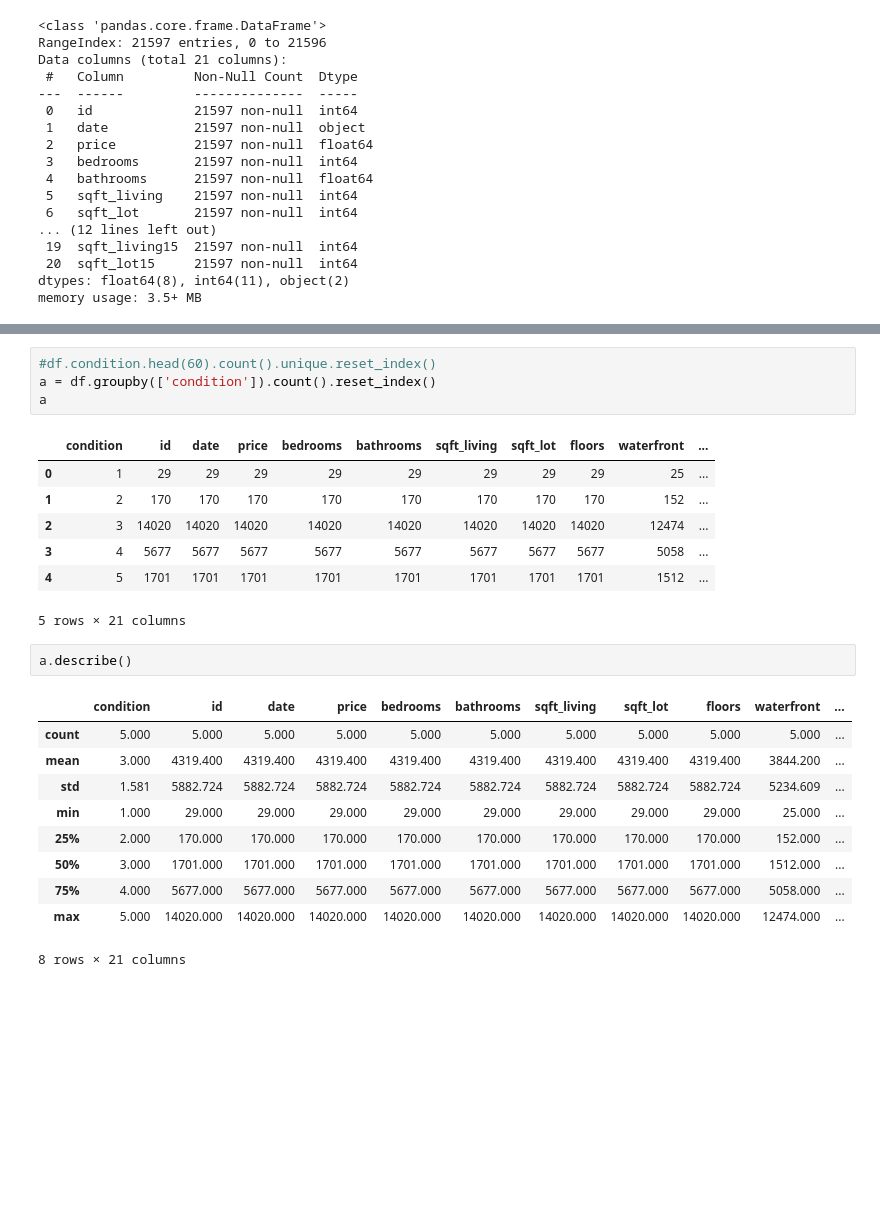
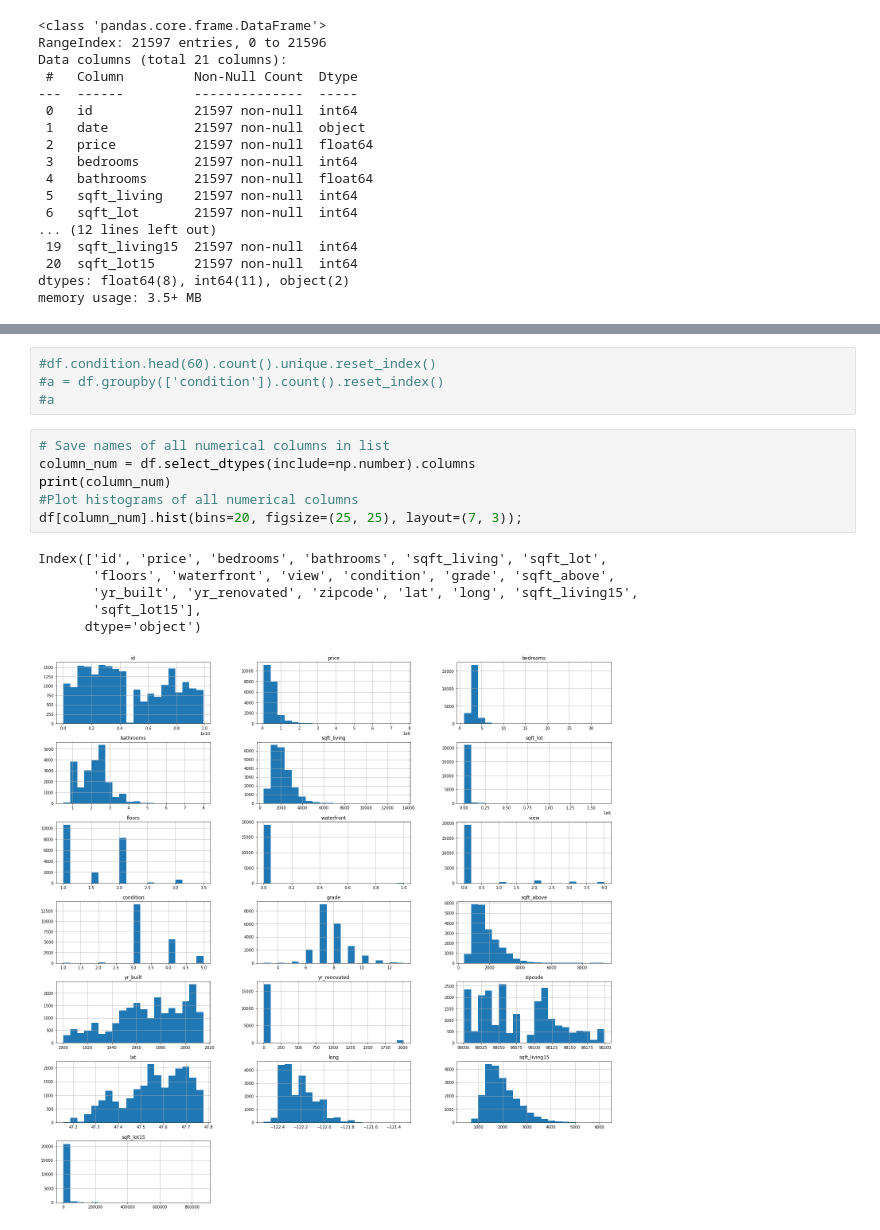
Before and after one commit to AndreasPriebe/DS-EDA-project, a Jupyter notebook: EDA.ipynb, the cells around one changed output, grey strips where cells are left out. Saved outputs shown, nothing was run; the diff lists cells and outputs as text; blank space fills up the shorter version.

```diff
--- a/EDA.ipynb
+++ b/EDA.ipynb
@@ -90,25 +92,17 @@ I also want to get a clear inside in this Dataset to be able to give a recommend
 # %%
 #df.condition.head(60).count().unique.reset_index()
-a = df.groupby(['condition']).count().reset_index()
-a
+#a = df.groupby(['condition']).count().reset_index()
+#a
-# %% [output]
-|  | condition | id | date | price | bedrooms | bathrooms | sqft_living | sqft_lot | floors | waterfront | ... |
-| 0 | 1 | 29 | 29 | 29 | 29 | 29 | 29 | 29 | 29 | 25 | ... |
-| 1 | 2 | 170 | 170 | 170 | 170 | 170 | 170 | 170 | 170 | 152 | ... |
-| 2 | 3 | 14020 | 14020 | 14020 | 14020 | 14020 | 14020 | 14020 | 14020 | 12474 | ... |
-| 3 | 4 | 5677 | 5677 | 5677 | 5677 | 5677 | 5677 | 5677 | 5677 | 5058 | ... |
-| 4 | 5 | 1701 | 1701 | 1701 | 1701 | 1701 | 1701 | 1701 | 1701 | 1512 | ... |
-5 rows × 21 columns
-# %%
-a.describe()
-# %% [output]
-|  | condition | id | date | price | bedrooms | bathrooms | sqft_living | sqft_lot | floors | waterfront | ... |
-| count | 5.000 | 5.000 | 5.000 | 5.000 | 5.000 | 5.000 | 5.000 | 5.000 | 5.000 | 5.000 | ... |
-| mean | 3.000 | 4319.400 | 4319.400 | 4319.400 | 4319.400 | 4319.400 | 4319.400 | 4319.400 | 4319.400 | 3844.200 | ... |
-| std | 1.581 | 5882.724 | 5882.724 | 5882.724 | 5882.724 | 5882.724 | 5882.724 | 5882.724 | 5882.724 | 5234.609 | ... |
-| min | 1.000 | 29.000 | 29.000 | 29.000 | 29.000 | 29.000 | 29.000 | 29.000 | 29.000 | 25.000 | ... |
-| 25% | 2.000 | 170.000 | 170.000 | 170.000 | 170.000 | 170.000 | 170.000 | 170.000 | 170.000 | 152.000 | ... |
-| 50% | 3.000 | 1701.000 | 1701.000 | 1701.000 | 1701.000 | 1701.000 | 1701.000 | 1701.000 | 1701.000 | 1512.000 | ... |
-| 75% | 4.000 | 5677.000 | 5677.000 | 5677.000 | 5677.000 | 5677.000 | 5677.000 | 5677.000 | 5677.000 | 5058.000 | ... |
-| max | 5.000 | 14020.000 | 14020.000 | 14020.000 | 14020.000 | 14020.000 | 14020.000 | 14020.000 | 14020.000 | 12474.000 | ... |
-8 rows × 21 columns
+# %%
+# Save names of all numerical columns in list
+column_num = df.select_dtypes(include=np.number).columns
+print(column_num)
+#Plot histograms of all numerical columns
+df[column_num].hist(bins=20, figsize=(25, 25), layout=(7, 3));
+# %% [output]
+Index(['id', 'price', 'bedrooms', 'bathrooms', 'sqft_living', 'sqft_lot',
+       'floors', 'waterfront', 'view', 'condition', 'grade', 'sqft_above',
+       'yr_built', 'yr_renovated', 'zipcode', 'lat', 'long', 'sqft_living15',
+       'sqft_lot15'],
+      dtype='object')
+[figure, added]
```
Also changed, not shown: parts of 4 cells of this notebook.
